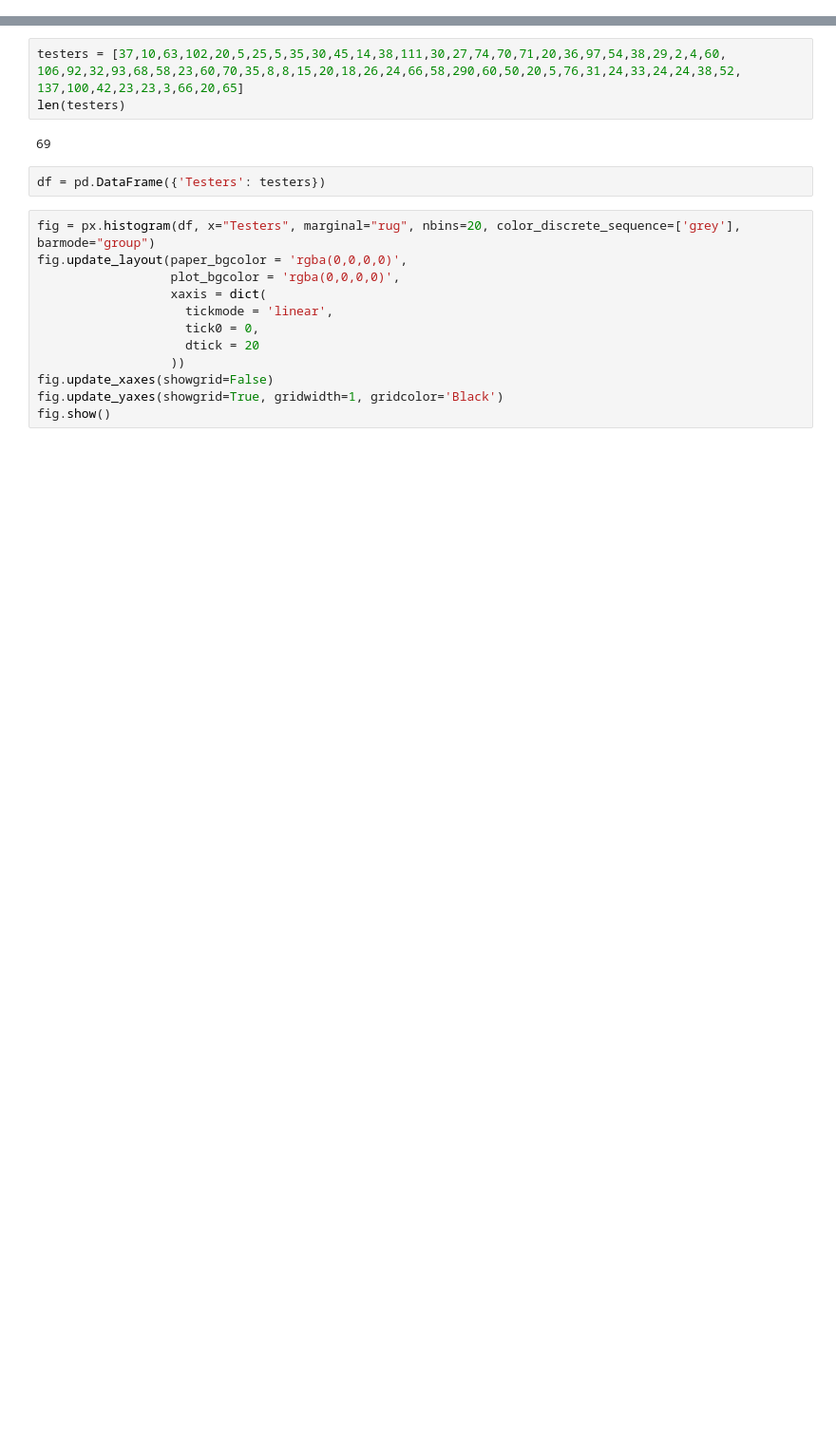
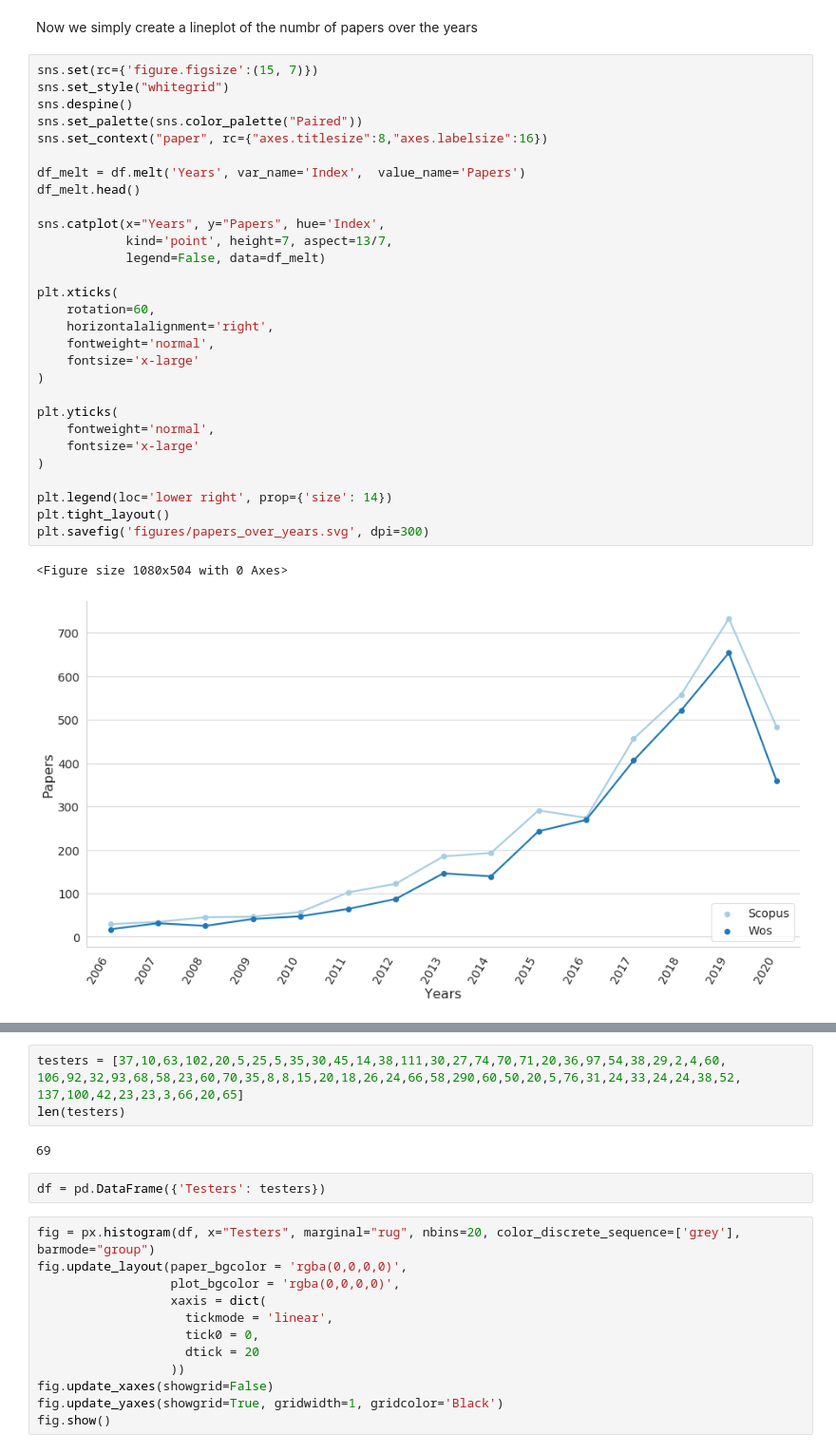
Before and after one commit to Stocastico/AR_SLR_Paper, a Jupyter notebook: create_figures.ipynb, the cells around one changed output, grey strips where cells are left out. Shown at 95% size. Saved outputs shown, nothing was run; the diff lists cells and outputs as text; blank space fills up the shorter version.

Commit message:
Adding figure 1 and files for generating it

```diff
--- a/create_figures.ipynb
+++ b/create_figures.ipynb
@@ -34,0 +44,34 @@ plotly.io.write_image(fig, "num_papers_published.svg")
+# %% [markdown]
+Now we simply create a lineplot of the numbr of papers over the years
+# %%
+sns.set(rc={'figure.figsize':(15, 7)})
+sns.set_style("whitegrid")
+sns.despine()
+sns.set_palette(sns.color_palette("Paired"))
+sns.set_context("paper", rc={"axes.titlesize":8,"axes.labelsize":16})
+
+df_melt = df.melt('Years', var_name='Index',  value_name='Papers')
+df_melt.head()
+
+sns.catplot(x="Years", y="Papers", hue='Index',
+            kind='point', height=7, aspect=13/7,
+            legend=False, data=df_melt)
+
+plt.xticks(
+    rotation=60,
+    horizontalalignment='right',
+    fontweight='normal',
+    fontsize='x-large'
+)
+
+plt.yticks(
+    fontweight='normal',
+    fontsize='x-large'
+)
+
+plt.legend(loc='lower right', prop={'size': 14})
+plt.tight_layout()
+plt.savefig('figures/papers_over_years.svg', dpi=300)
+# %% [output]
+<Figure size 1080x504 with 0 Axes>
+[figure, added]
```
Also changed, not shown: parts of 11 cells of this notebook, 4 other files.
